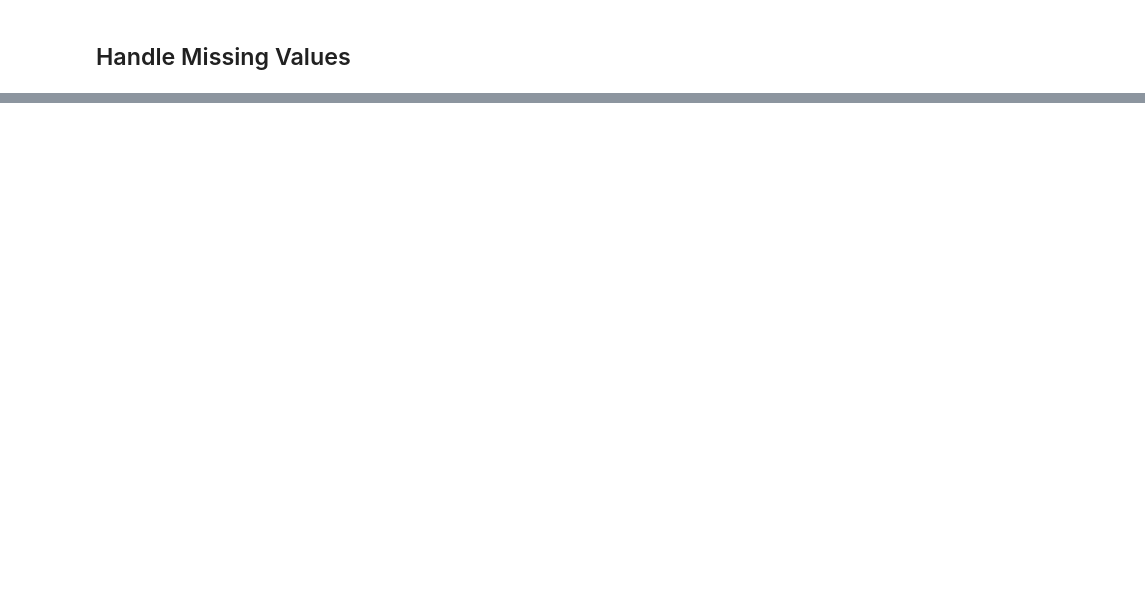
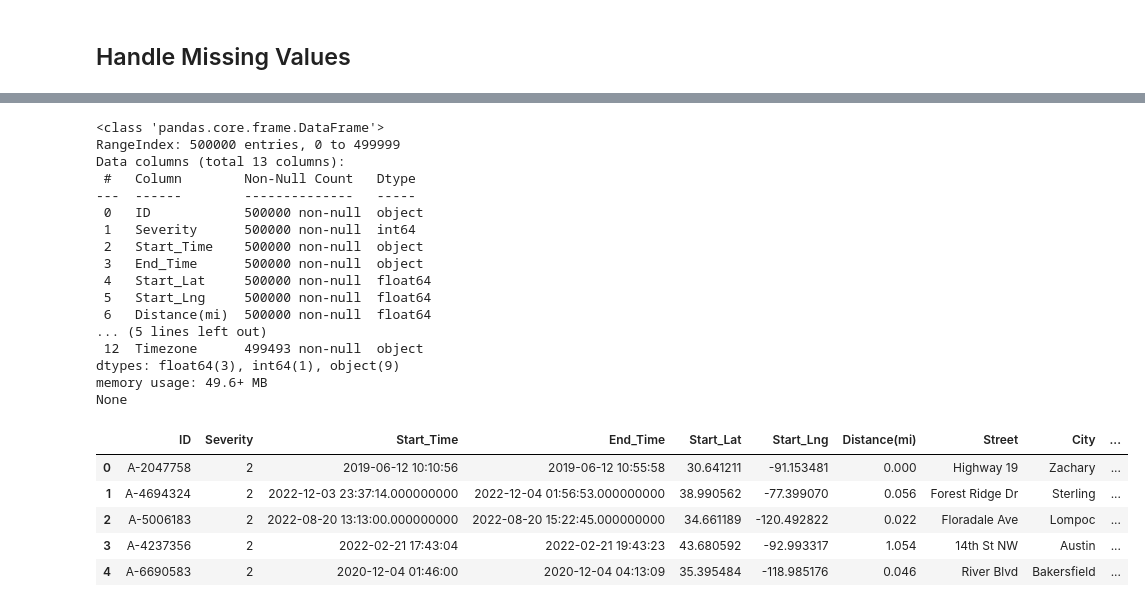
Before and after one commit to XiwenJiang/us-accidents-dashboard, a Jupyter notebook: eda.ipynb, the cells around one changed output, grey strips where cells are left out. Cells and saved outputs as stored; diff of their text form; code cells hidden in the pictures; blank space fills up the shorter version.

```diff
--- a/eda.ipynb
+++ b/eda.ipynb
@@ -4,6 +4,7 @@ This notebook performs EDA on the CSV data file located in the `temp` folder.
 # %%
 # Import Required Libraries
 import pandas as pd
+pd.set_option('display.max_columns', None)
 import matplotlib.pyplot as plt
 import seaborn as sns
 # %%
@@ -56,0 +97,35 @@ plt.show()
+# %%
+# Select Columns for Analysis
+
+basic_columns = ['ID', 'Severity',
+                    'Start_Time', 'End_Time',
+                    'Start_Lat', 'Start_Lng', 'Distance(mi)',
+                    'Street', 'City', 'State', 'Zipcode', 'Country', 'Timezone']
+
+basic_df = data[basic_columns]
+print(basic_df.info())
+basic_df.head()
+# %% [output]
+<class 'pandas.core.frame.DataFrame'>
+RangeIndex: 500000 entries, 0 to 499999
+Data columns (total 13 columns):
+ #   Column        Non-Null Count   Dtype
+---  ------        --------------   -----
+ 0   ID            500000 non-null  object
+ 1   Severity      500000 non-null  int64
+ 2   Start_Time    500000 non-null  object
+ 3   End_Time      500000 non-null  object
+ 4   Start_Lat     500000 non-null  float64
+ 5   Start_Lng     500000 non-null  float64
+ 6   Distance(mi)  500000 non-null  float64
+... (5 lines left out)
+ 12  Timezone      499493 non-null  object
+dtypes: float64(3), int64(1), object(9)
+memory usage: 49.6+ MB
+None
+|  | ID | Severity | Start_Time | End_Time | Start_Lat | Start_Lng | Distance(mi) | Street | City | ... |
+| 0 | A-2047758 | 2 | 2019-06-12 10:10:56 | 2019-06-12 10:55:58 | 30.641211 | -91.153481 | 0.000 | Highway 19 | Zachary | ... |
+| 1 | A-4694324 | 2 | 2022-12-03 23:37:14.000000000 | 2022-12-04 01:56:53.000000000 | 38.990562 | -77.399070 | 0.056 | Forest Ridge Dr | Sterling | ... |
+| 2 | A-5006183 | 2 | 2022-08-20 13:13:00.000000000 | 2022-08-20 15:22:45.000000000 | 34.661189 | -120.492822 | 0.022 | Floradale Ave | Lompoc | ... |
+| 3 | A-4237356 | 2 | 2022-02-21 17:43:04 | 2022-02-21 19:43:23 | 43.680592 | -92.993317 | 1.054 | 14th St NW | Austin | ... |
+| 4 | A-6690583 | 2 | 2020-12-04 01:46:00 | 2020-12-04 04:13:09 | 35.395484 | -118.985176 | 0.046 | River Blvd | Bakersfield | ... |
```
Also changed, not shown: parts of 7 cells of this notebook.
